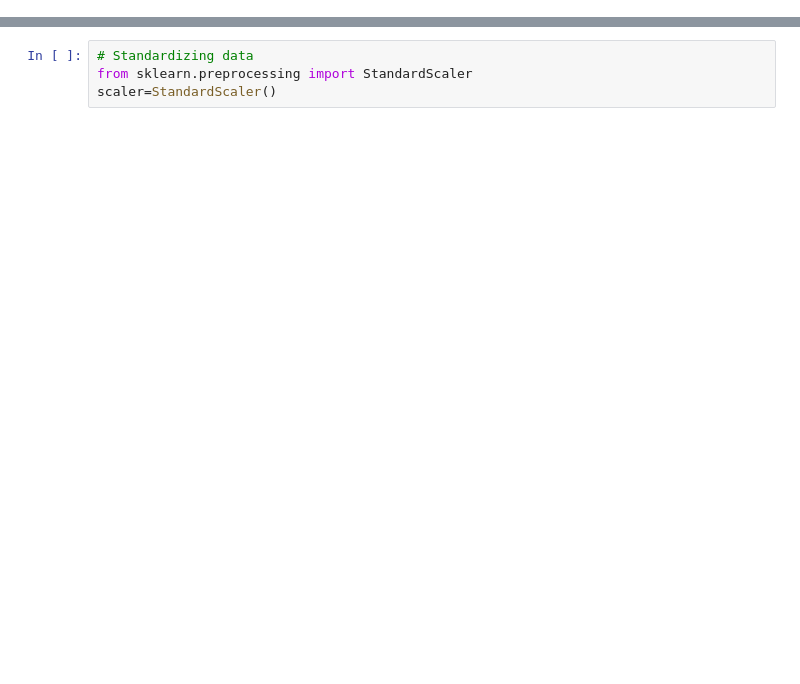
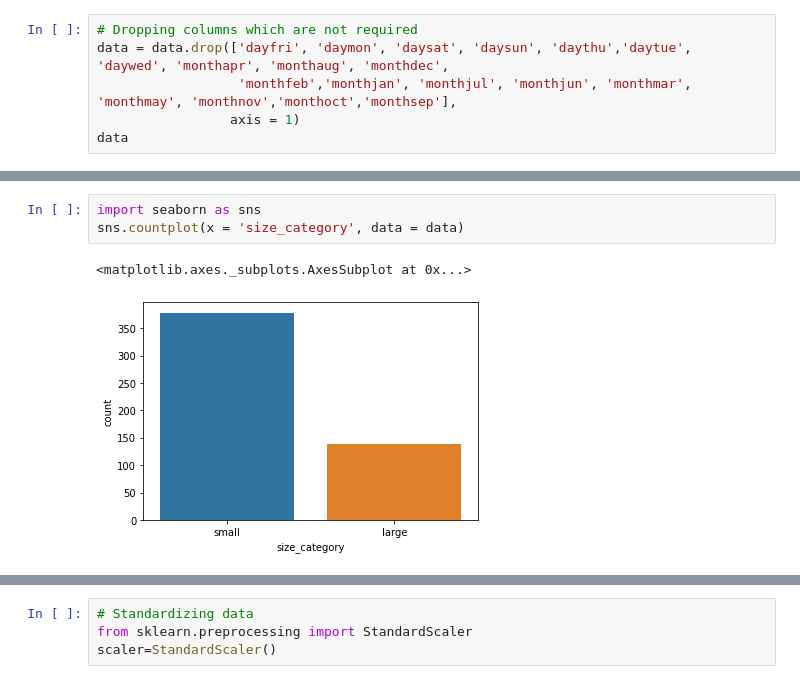
Before and after one commit to revati2013/Assignment16_Neural-Networks, a Jupyter notebook: Assign16_Neural_Network(2).ipynb, the cells around one changed output, grey strips where cells are left out. Cells and saved outputs as stored; diff of their text form; blank space fills up the shorter version.

```diff
--- a/Assign16_Neural_Network(2).ipynb
+++ b/Assign16_Neural_Network(2).ipynb
@@ -244,0 +95,6 @@ y = data.iloc[:,0]
+# %%
+# Dropping columns which are not required
+data = data.drop(['dayfri', 'daymon', 'daysat', 'daysun', 'daythu','daytue', 'daywed', 'monthapr', 'monthaug', 'monthdec',
+                  'monthfeb','monthjan', 'monthjul', 'monthjun', 'monthmar', 'monthmay', 'monthnov','monthoct','monthsep'],
+                 axis = 1)
+data
@@ -244,0 +122,6 @@ y = data.iloc[:,0]
+# %%
+import seaborn as sns
+sns.countplot(x = 'size_category', data = data)
+# %% [output]
+<matplotlib.axes._subplots.AxesSubplot at 0x...>
+[figure, added]
```
Also changed, not shown: parts of 64 cells of this notebook.
